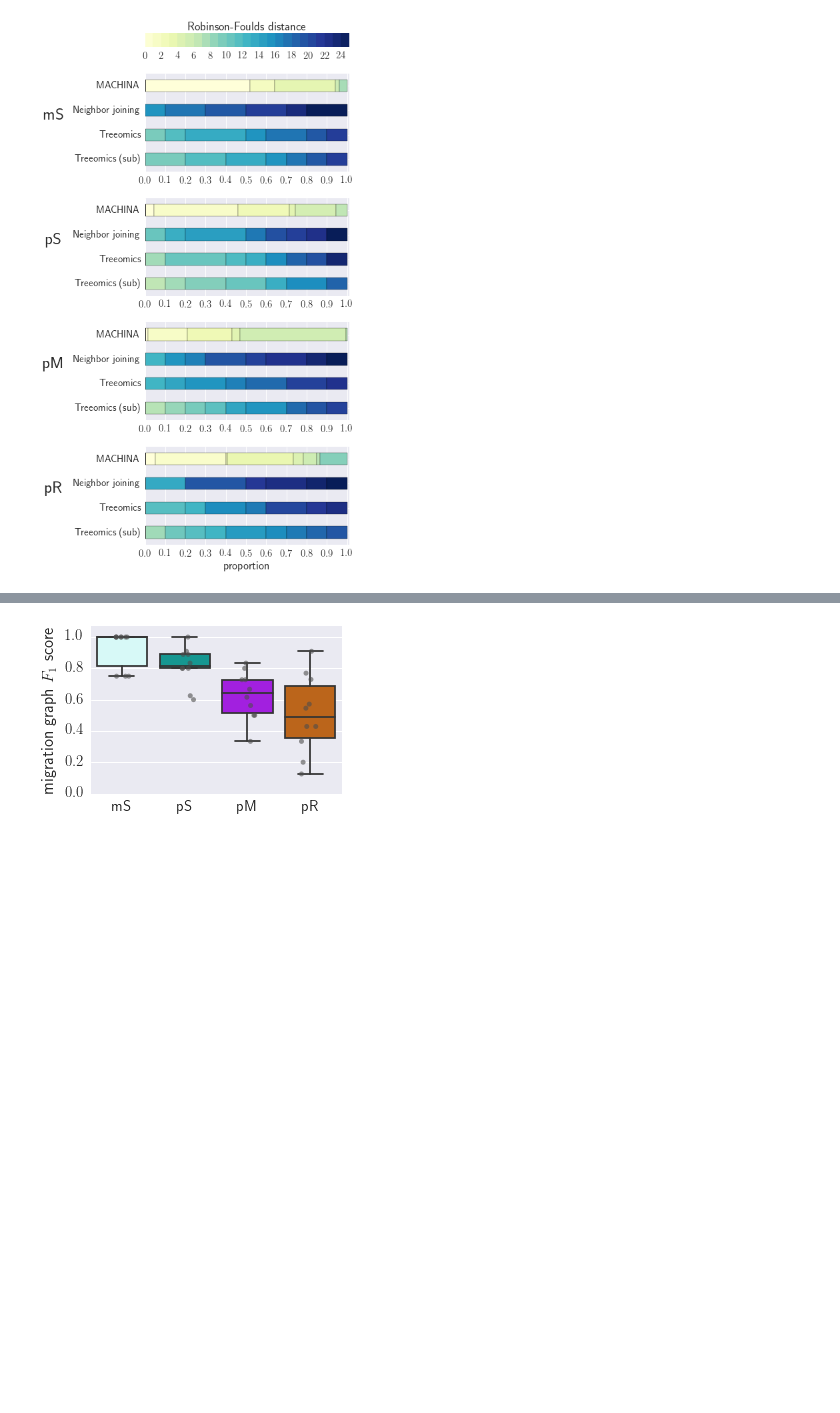
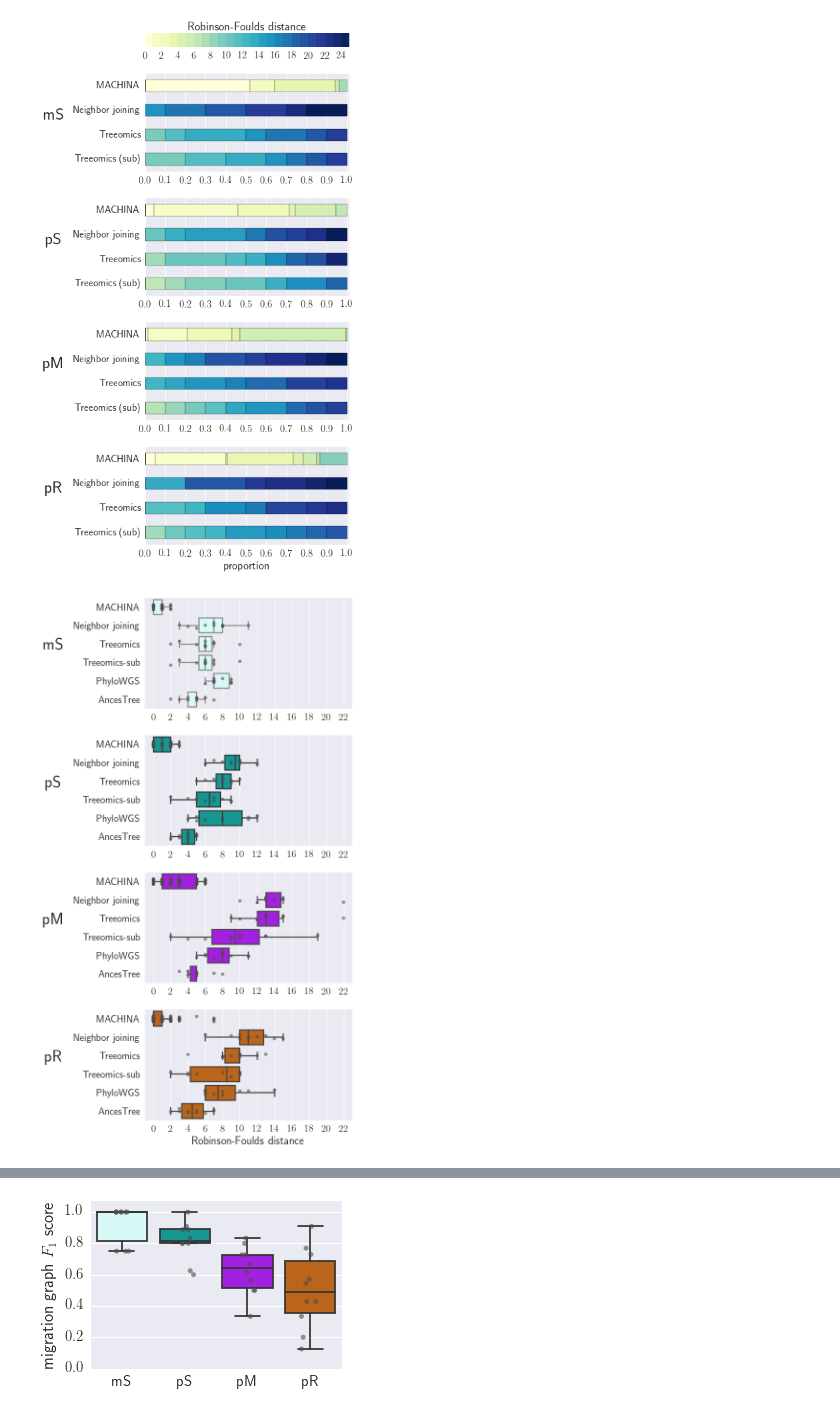
Before and after one commit to raphael-group/machina, a Jupyter notebook: result/sims/simulations_1.ipynb, the cells around one changed output, grey strips where cells are left out. Drawn from its saved outputs; the diff is of its cells as text; code cells hidden in the pictures; blank space fills up the shorter version.

```diff
--- a/result/sims/simulations_1.ipynb
+++ b/result/sims/simulations_1.ipynb
@@ -87,15 +91,15 @@ plot_proportions(res_m8, "proportions_m8.pdf")
 # %% [output]
 [figure]
 # %%
-def distance_boxplots(results, filename):
+def distance_boxplots(results, filename, methods):
     for i,v in enumerate(['mS', 'pS', 'pM', 'pR']):
         r = results[results['pattern'] == v]
 
         plt.subplot(4,1,i+1)
 
         clr = sns.color_palette()[pc_map[v]]
-        sns.boxplot(data = r,  x = 'RF', y = 'method', showfliers=False, palette=[clr, clr, clr, clr])
-        sns.stripplot(data = r, jitter=0.15, x = 'RF', y = 'method', color=".3", alpha=0.6)
+        sns.boxplot(data = r,  x = 'RF', y = 'method', order=methods, showfliers=False, palette=[clr, clr, clr, clr])
+        sns.stripplot(data = r, jitter=0.15, x = 'RF', y = 'method', order=methods, color=".3", alpha=0.6)
         plt.gcf().set_size_inches(7, 12)
         plt.ylabel(v, rotation=0, size=25, labelpad=30)
         plt.xlim((-1,max(results['RF'])+1))
@@ -107,18 +111,18 @@ def distance_boxplots(results, filename):
 
     plt.tight_layout()
     plt.savefig(filename)
-    plt.close()
+#     plt.close()
 
 
-def distance_boxplots_square(results, filename):
+def distance_boxplots_square(results, filename, methods):
     for i,v in enumerate(['mS', 'pS', 'pM', 'pR']):
         r = results[results['pattern'] == v]
 
         plt.subplot(2,2,i+1)
 
         clr = sns.color_palette()[pc_map[v]]
-        sns.boxplot(data = r,  x = 'RF', y = 'method', showfliers=False, palette=[clr, clr, clr, clr])
-        sns.stripplot(data = r, jitter=0.15, x = 'RF', y = 'method', color=".3", alpha=0.6)
+        sns.boxplot(data = r,  x = 'RF', y = 'method', order=methods, showfliers=False, palette=[clr, clr, clr, clr])
+        sns.stripplot(data = r, jitter=0.15, x = 'RF', y = 'method', order=methods, color=".3", alpha=0.6)
         plt.gcf().set_size_inches(10, 7)
         plt.ylabel("")#v, rotation=0, size=25, labelpad=30)
         #plt.title(v)
@@ -133,4 +137,25 @@ def distance_boxplots_square(results, filename):
 
     plt.tight_layout()
     plt.savefig(filename)
-    plt.close()
+#     plt.close()
+
+def distance_boxplots_row(results, filename, methods):
+    for i,v in enumerate(['mS', 'pS', 'pM', 'pR']):
+        r = results[results['pattern'] == v]
+
+        plt.subplot(1,4,i+1)
+
+        clr = sns.color_palette()[pc_map[v]]
+        sns.boxplot(data = r,  x = 'RF', y = 'method', order=methods, showfliers=False, palette=[clr, clr, clr, clr])
+        sns.stripplot(data = r, jitter=0.15, x = 'RF', y = 'method', order=methods, color=".3", alpha=0.6)
+        plt.gcf().set_size_inches(13, 4)
+        plt.ylabel("")#v, rotation=0, size=25, labelpad=30)
+        #plt.title(v)
+        plt.xlim((-1,max(results['RF'])+1))
+        plt.xticks(np.arange(0, max(results['RF'])+1, 3.0))
+        if i != 0:
+            plt.yticks([],[])
+        plt.xlabel("distance")
+
+    plt.tight_layout()
+    plt.savefig(filename)
@@ -142,0 +162,6 @@ distance_boxplots_square(res_m8,"m8_RF_results_square.pdf")
+# %%
+distance_boxplots(res_m5.replace({'method': {'PhyloWGS 5': 'PhyloWGS'}}),"m5_RF_results.pdf",
+                         ["MACHINA", "Neighbor joining", "Treeomics", "Treeomics-sub",
+                          "PhyloWGS", "AncesTree"])
+# %% [output]
+[figure, added]
```
Also changed, not shown: parts of 20 cells of this notebook, 12 other files.
